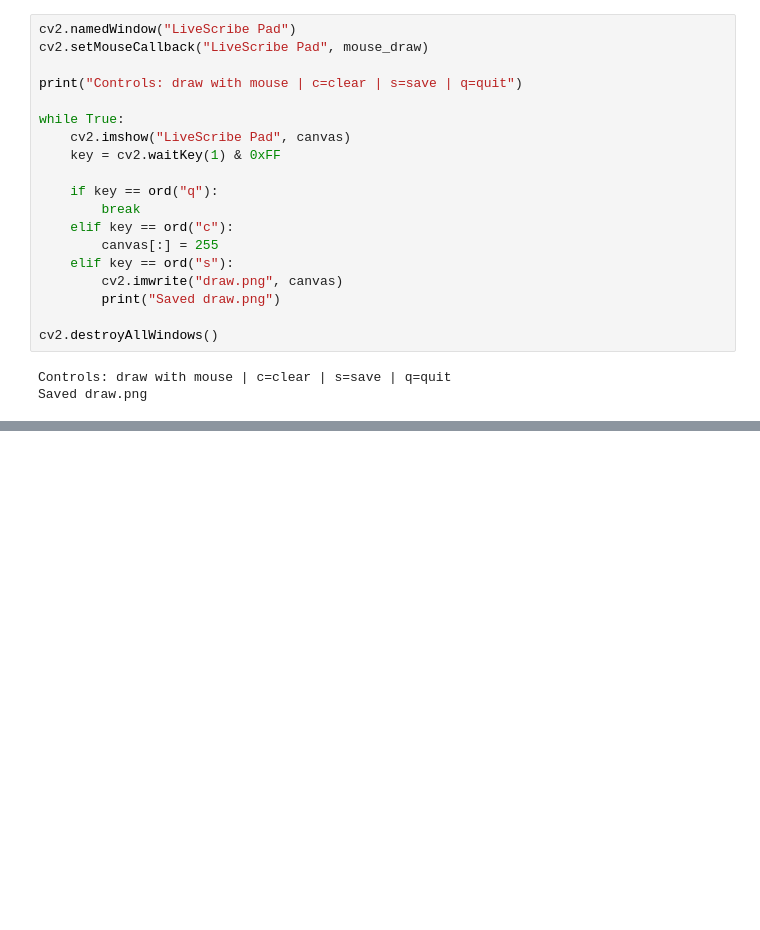
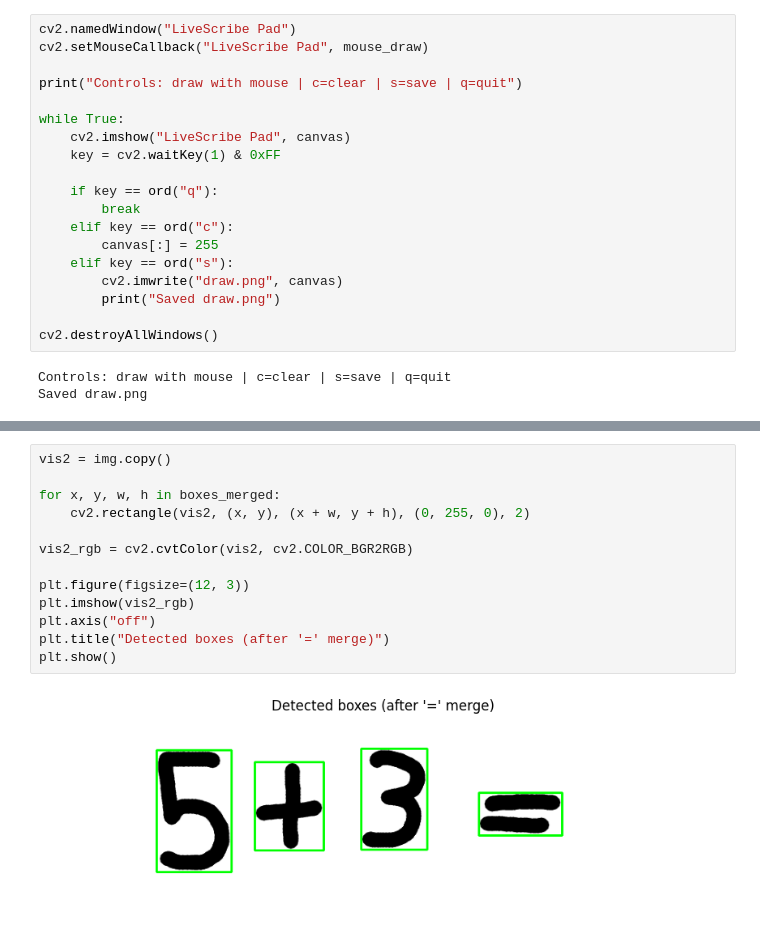
Before and after one commit to EnesYilmazcode/LiveScribe, a Jupyter notebook: main.ipynb, the cells around one changed output, grey strips where cells are left out. Drawn from its saved outputs; the diff is of its cells as text; blank space fills up the shorter version.

```diff
--- a/main.ipynb
+++ b/main.ipynb
@@ -170,0 +257,15 @@ plt.show()
+# %%
+vis2 = img.copy()
+
+for x, y, w, h in boxes_merged:
+    cv2.rectangle(vis2, (x, y), (x + w, y + h), (0, 255, 0), 2)
+
+vis2_rgb = cv2.cvtColor(vis2, cv2.COLOR_BGR2RGB)
+
+plt.figure(figsize=(12, 3))
+plt.imshow(vis2_rgb)
+plt.axis("off")
+plt.title("Detected boxes (after '=' merge)")
+plt.show()
+# %% [output]
+[figure, added]
```
Also changed, not shown: parts of 11 cells of this notebook, 1 other file.
